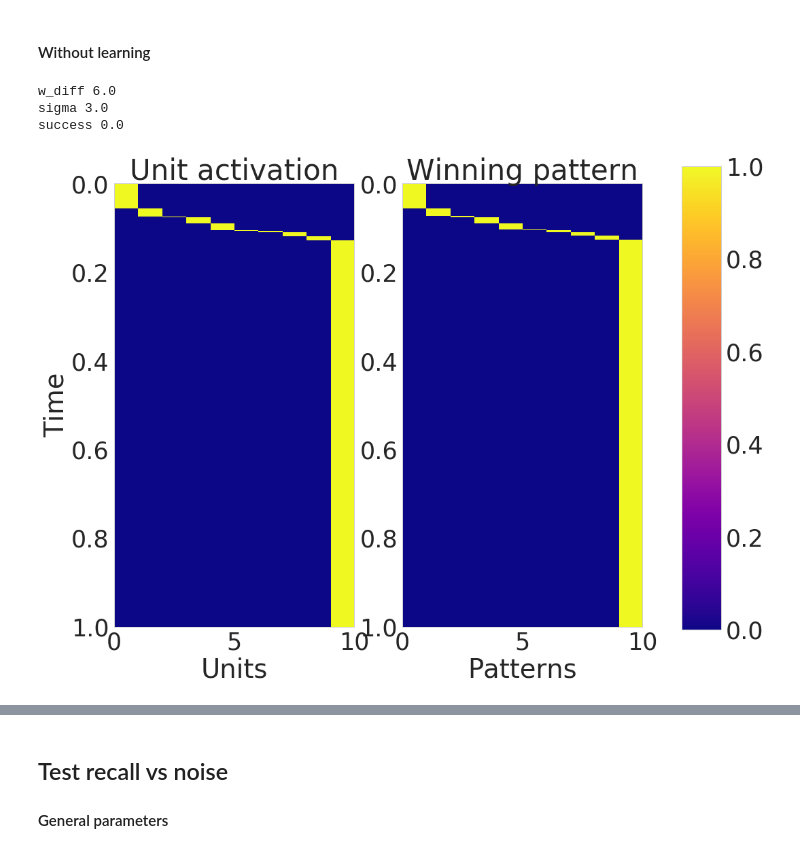
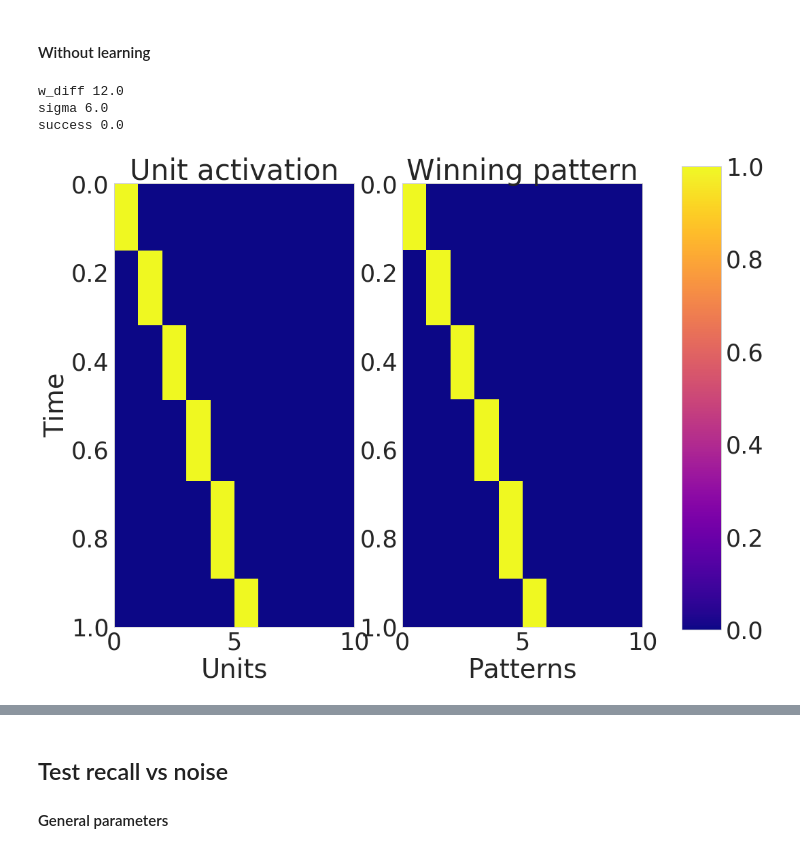
Before and after one commit to h-mayorquin/BCPNN_sequences, a Jupyter notebook: jupyter/2018-03-13(Effects of Noise).ipynb, the cells around one changed output, grey strips where cells are left out. Saved outputs shown, nothing was run; the diff lists cells and outputs as text; code cells hidden in the pictures.

```diff
--- a/jupyter/2018-03-13(Effects of Noise).ipynb
+++ b/jupyter/2018-03-13(Effects of Noise).ipynb
@@ -124,7 +124,7 @@ success 0.0
 # Network structure
 always_learning = True
 k_perfect = True
-perfect = True
+perfect = False
 strict_maximum = True
 z_transfer = False
 
@@ -159,41 +159,42 @@ epochs = 3
 # Network parameters
 w_self = 1.0
 w_next = -2
-w_rest = -20
+w_rest = -5
 w_diff = g_w_ampa * (w_self  - w_next)
+w_diff = g_w_ampa * (w_self - w_rest)
 sigma = 0.5 * w_diff
 print('w_diff', w_diff)
 print('sigma', sigma)
 
 
 
 # Build the network
 nn = BCPNNPerfect(hypercolumns, minicolumns, g_w_ampa=g_w_ampa, g_w=g_w, g_a=g_a, tau_a=tau_a, sigma=sigma, G=G,
                   tau_z_pre_ampa=tau_z_pre_ampa, tau_z_post_ampa=tau_z_post_ampa, tau_p=tau_p, g_I=g_I,
                   z_transfer=z_transfer, diagonal_zero=False, strict_maximum=strict_maximum, perfect=perfect,
                   k_perfect=k_perfect, always_learning=always_learning)
 nn.g_beta = 0.0
 
 # Build the manager
 manager = NetworkManager(nn=nn, dt=dt, values_to_save=values_to_save)
 w = simple_bcpnn_matrix(minicolumns, w_self, w_next, w_rest)
 nn.w_ampa = w
 
 # Recall
 T_recall = 0.950
 T_cue = 0.050
 sequences = [[i for i in range(n_patterns)]]
 n = 1
 
 aux = calculate_recall_time_quantities(manager, T_recall, T_cue, n, sequences)
 total_sequence_time, mean, std, success, timings = aux
 plot_network_activity_angle(manager)
 print('success', success)
 # %% [output]
-w_diff 6.0
-sigma 3.0
+w_diff 12.0
+sigma 6.0
 success 0.0
-[figure, old version]
+[figure, new version]
 # %%
 s = manager.history['s']
 o = manager.history['o']
```
Also changed, not shown: parts of 11 cells of this notebook, 17 other files.
